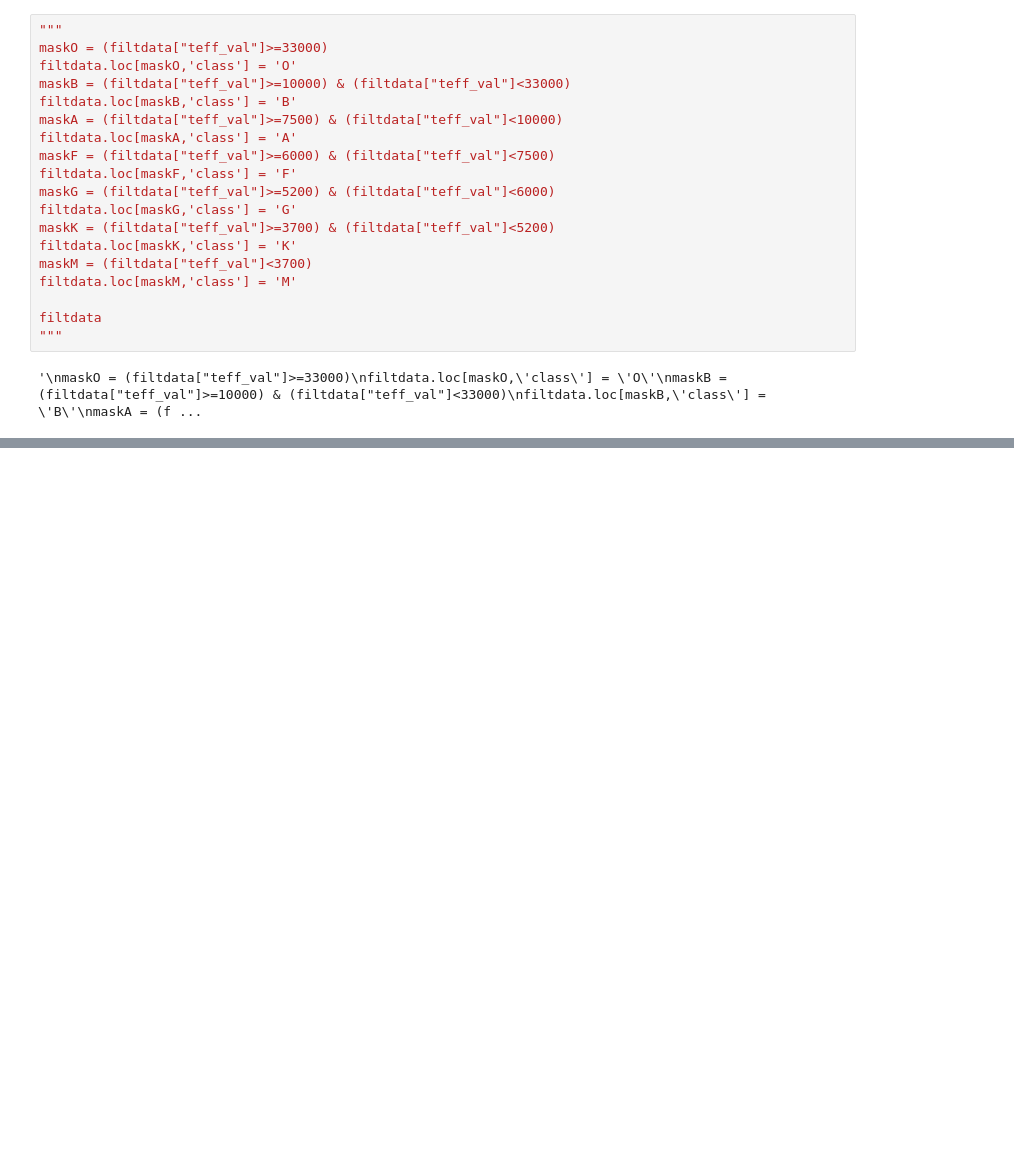
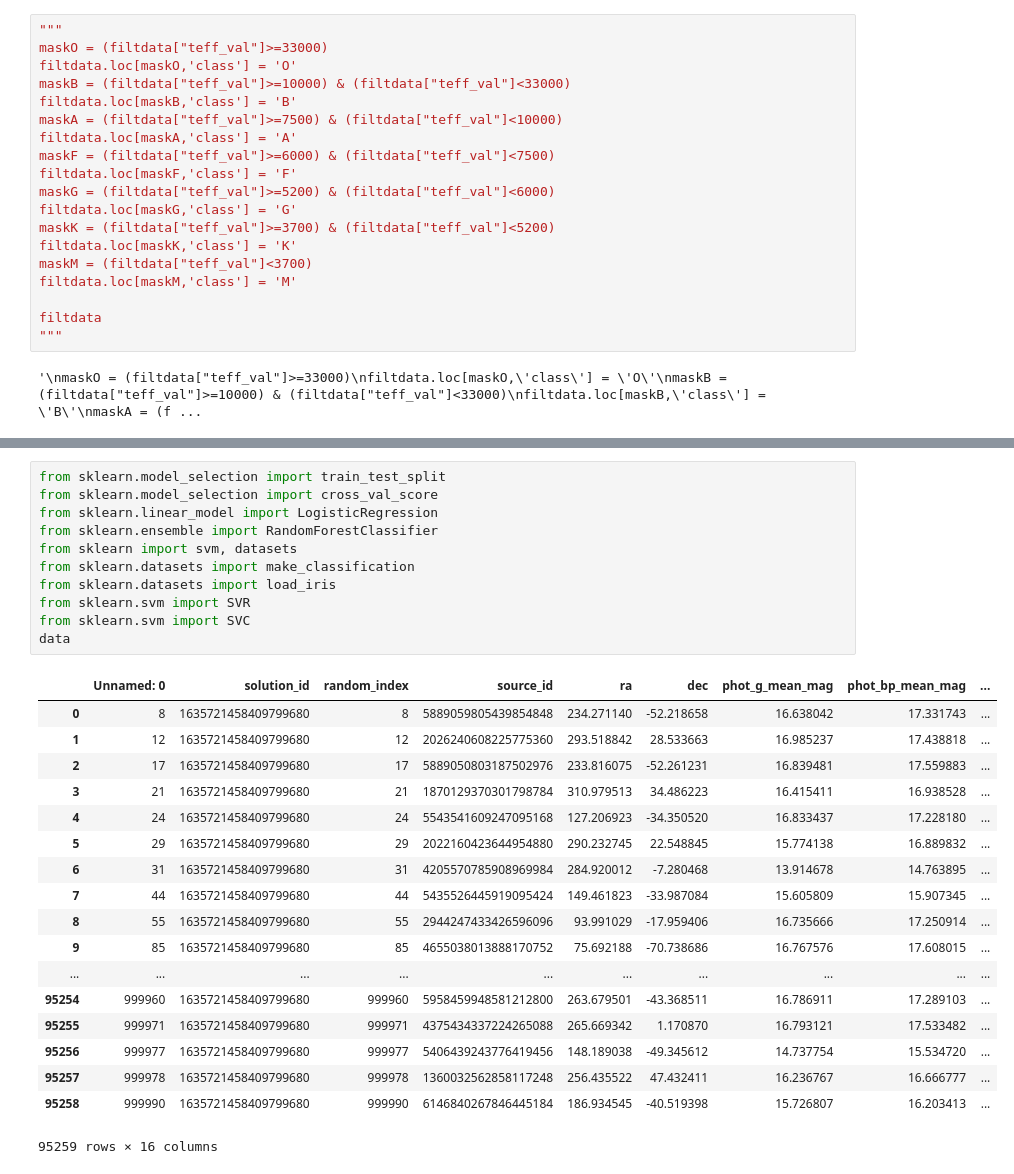
Before and after one commit to astrodatos/proyecto_iluminatiuwu, a Jupyter notebook: Algoritmo_(beta).ipynb, the cells around one changed output, grey strips where cells are left out. Drawn from its saved outputs; the diff is of its cells as text; blank space fills up the shorter version.

```diff
--- a/Algoritmo_(beta).ipynb
+++ b/Algoritmo_(beta).ipynb
@@ -139,3 +141,33 @@ g_rp1M=tabla1millon.iloc[:,11]
 teff_val1M=tabla1millon.iloc[:,12]
 lum_val1M=tabla1millon.iloc[:,13]
 radius_val1M=tabla1millon.iloc[:,14]
+# %%
+from sklearn.model_selection import train_test_split
+from sklearn.model_selection import cross_val_score
+from sklearn.linear_model import LogisticRegression
+from sklearn.ensemble import RandomForestClassifier
+from sklearn import svm, datasets
+from sklearn.datasets import make_classification
+from sklearn.datasets import load_iris
+from sklearn.svm import SVR
+from sklearn.svm import SVC
+data
+# %% [output]
+|  | Unnamed: 0 | solution_id | random_index | source_id | ra | dec | phot_g_mean_mag | phot_bp_mean_mag | ... |
+| 0 | 8 | 1635721458409799680 | 8 | 5889059805439854848 | 234.271140 | -52.218658 | 16.638042 | 17.331743 | ... |
+| 1 | 12 | 1635721458409799680 | 12 | 2026240608225775360 | 293.518842 | 28.533663 | 16.985237 | 17.438818 | ... |
+| 2 | 17 | 1635721458409799680 | 17 | 5889050803187502976 | 233.816075 | -52.261231 | 16.839481 | 17.559883 | ... |
+| 3 | 21 | 1635721458409799680 | 21 | 1870129370301798784 | 310.979513 | 34.486223 | 16.415411 | 16.938528 | ... |
+| 4 | 24 | 1635721458409799680 | 24 | 5543541609247095168 | 127.206923 | -34.350520 | 16.833437 | 17.228180 | ... |
+| 5 | 29 | 1635721458409799680 | 29 | 2022160423644954880 | 290.232745 | 22.548845 | 15.774138 | 16.889832 | ... |
+| 6 | 31 | 1635721458409799680 | 31 | 4205570785908969984 | 284.920012 | -7.280468 | 13.914678 | 14.763895 | ... |
+| 7 | 44 | 1635721458409799680 | 44 | 5435526445919095424 | 149.461823 | -33.987084 | 15.605809 | 15.907345 | ... |
+| 8 | 55 | 1635721458409799680 | 55 | 2944247433426596096 | 93.991029 | -17.959406 | 16.735666 | 17.250914 | ... |
+| 9 | 85 | 1635721458409799680 | 85 | 4655038013888170752 | 75.692188 | -70.738686 | 16.767576 | 17.608015 | ... |
+| ... | ... | ... | ... | ... | ... | ... | ... | ... | ... |
+| 95254 | 999960 | 1635721458409799680 | 999960 | 5958459948581212800 | 263.679501 | -43.368511 | 16.786911 | 17.289103 | ... |
+| 95255 | 999971 | 1635721458409799680 | 999971 | 4375434337224265088 | 265.669342 | 1.170870 | 16.793121 | 17.533482 | ... |
+| 95256 | 999977 | 1635721458409799680 | 999977 | 5406439243776419456 | 148.189038 | -49.345612 | 14.737754 | 15.534720 | ... |
+| 95257 | 999978 | 1635721458409799680 | 999978 | 1360032562858117248 | 256.435522 | 47.432411 | 16.236767 | 16.666777 | ... |
+| 95258 | 999990 | 1635721458409799680 | 999990 | 6146840267846445184 | 186.934545 | -40.519398 | 15.726807 | 16.203413 | ... |
+95259 rows × 16 columns
```
Also changed, not shown: parts of 8 cells of this notebook.
